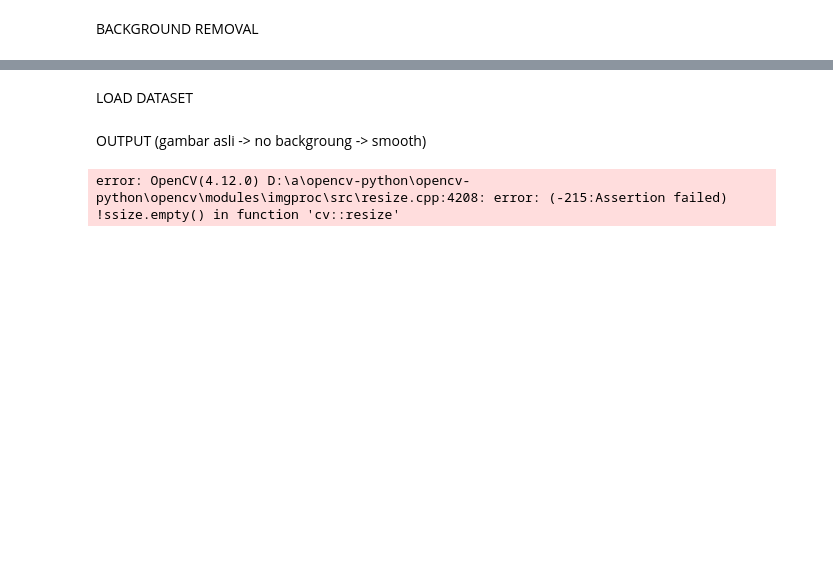
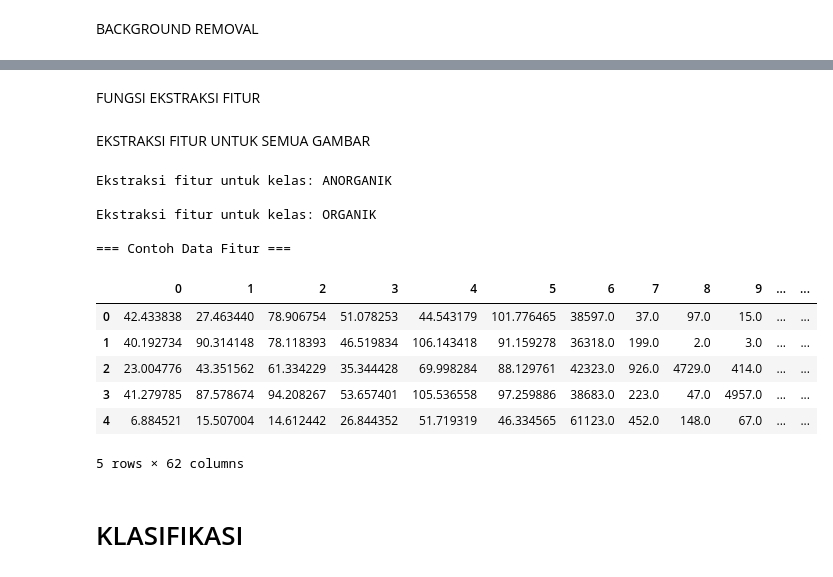
Before and after one commit to dwicahyamaulani/smartWaste, a Jupyter notebook: projekakhir.ipynb, the cells around one changed output, grey strips where cells are left out. Saved outputs shown, nothing was run; the diff lists cells and outputs as text; code cells hidden in the pictures; blank space fills up the shorter version.

```diff
--- a/projekakhir.ipynb
+++ b/projekakhir.ipynb
@@ -39,2 +97,0 @@ def extract_features(image):
-# %% [markdown]
-LOAD DATASET
@@ -72,3 +98,3 @@ def load_dataset(path):
 # %% [markdown]
-OUTPUT (gambar asli -> no backgroung -> smooth)
+FUNGSI EKSTRAKSI FITUR
 # %%
@@ -98,5 +148,46 @@ def show_processing_steps(image):
+# %% [markdown]
+EKSTRAKSI FITUR UNTUK SEMUA GAMBAR
 # %%
-test_img = cv2.imread("./O_1.jpeg")
-show_processing_steps(test_img)
+data = []
+labels = []
+
+for cls in class_folders:
+    print(f"\nEkstraksi fitur untuk kelas: {cls}")
+
+    images = os.listdir(cls)
+    for img_name in images:
+        img_path = os.path.join(cls, img_name)
+        img = cv2.imread(img_path)
+        if img is None:
+            continue
+
+        # Remove background
+        removed, mask = remove_background(img)
+
+        # Extract features
+        feat = extract_features(removed, mask, cls)
+
+        data.append(feat)
+        labels.append(cls)
+
+# Konversi ke DataFrame
+df_features = pd.DataFrame(data)
+df_features["label"] = labels
+
+print("\n=== Contoh Data Fitur ===")
+df_features.head()
 # %% [output]
-error: OpenCV(4.12.0) D:\a\opencv-python\opencv-python\opencv\modules\imgproc\src\resize.cpp:4208: error: (-215:Assertion failed) !ssize.empty() in function 'cv::resize'
+Ekstraksi fitur untuk kelas: ANORGANIK
+
+Ekstraksi fitur untuk kelas: ORGANIK
+
+=== Contoh Data Fitur ===
+|  | 0 | 1 | 2 | 3 | 4 | 5 | 6 | 7 | 8 | 9 | ... | ... |
+| 0 | 42.433838 | 27.463440 | 78.906754 | 51.078253 | 44.543179 | 101.776465 | 38597.0 | 37.0 | 97.0 | 15.0 | ... | ... |
+| 1 | 40.192734 | 90.314148 | 78.118393 | 46.519834 | 106.143418 | 91.159278 | 36318.0 | 199.0 | 2.0 | 3.0 | ... | ... |
+| 2 | 23.004776 | 43.351562 | 61.334229 | 35.344428 | 69.998284 | 88.129761 | 42323.0 | 926.0 | 4729.0 | 414.0 | ... | ... |
+| 3 | 41.279785 | 87.578674 | 94.208267 | 53.657401 | 105.536558 | 97.259886 | 38683.0 | 223.0 | 47.0 | 4957.0 | ... | ... |
+| 4 | 6.884521 | 15.507004 | 14.612442 | 26.844352 | 51.719319 | 46.334565 | 61123.0 | 452.0 | 148.0 | 67.0 | ... | ... |
+5 rows × 62 columns
+# %% [markdown]
+# KLASIFIKASI
```
Also changed, not shown: parts of 20 cells of this notebook.
